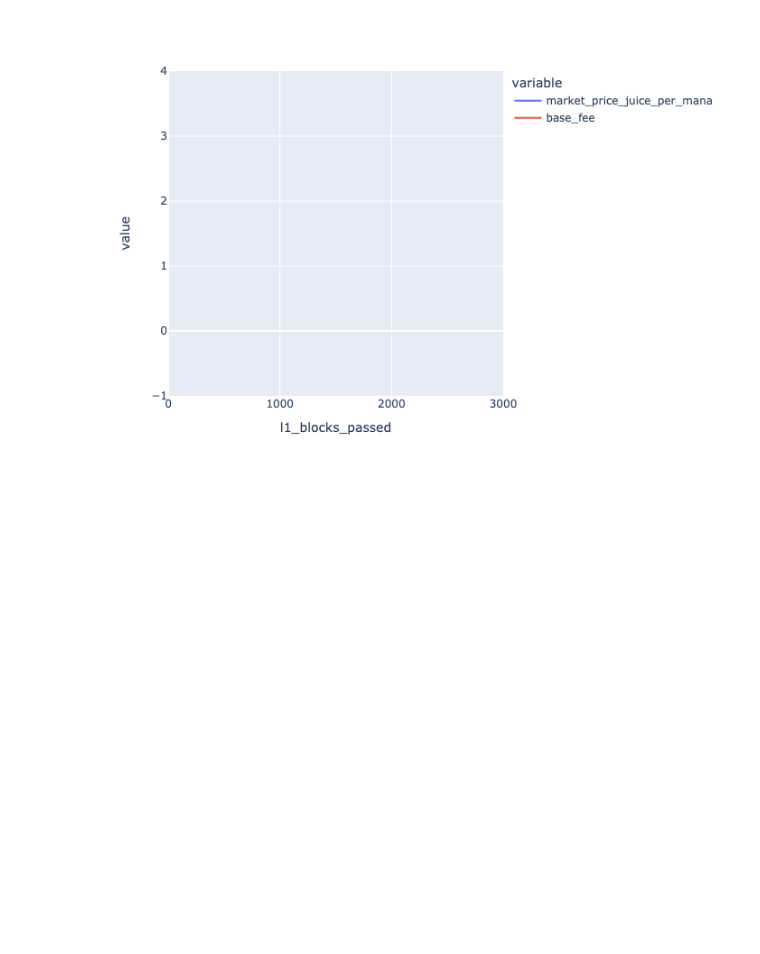
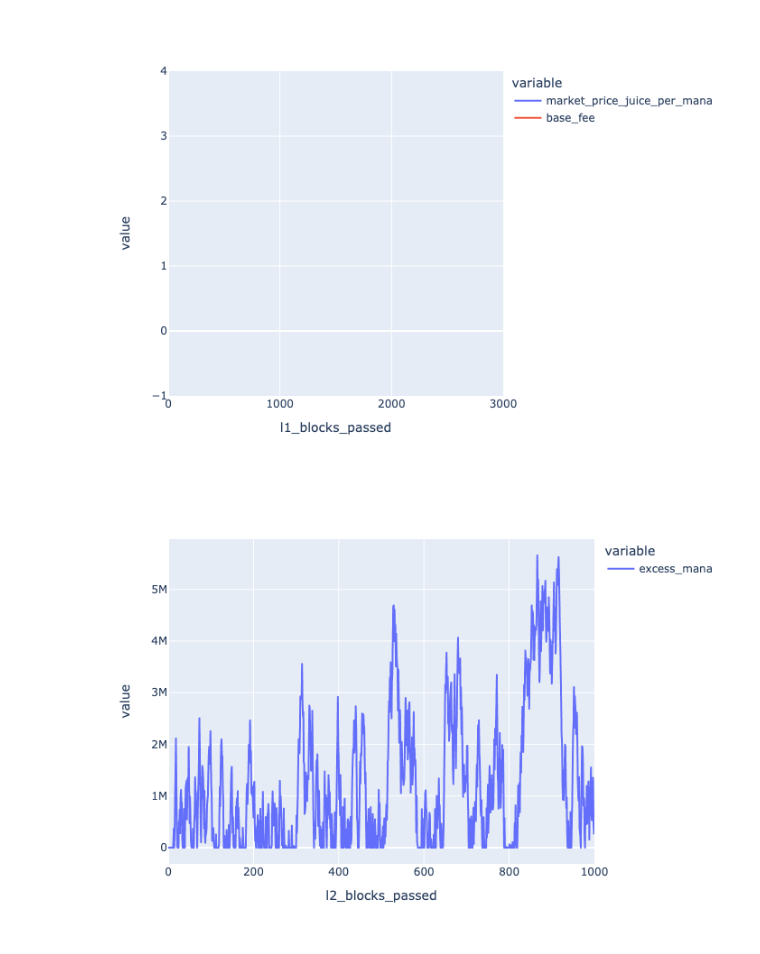
Before and after one commit to BlockScience/aztec-gddt-v2, a Jupyter notebook: notebooks/test_run.ipynb, the cells around one changed output. Cells and saved outputs as stored; diff of their text form; code cells hidden in the pictures; blank space fills up the shorter version.

Commit message:
excess mana implemented

```diff
--- a/notebooks/test_run.ipynb
+++ b/notebooks/test_run.ipynb
@@ -106,3 +109,11 @@ fig = px.line(sim_df, y=y)
 fig.show()
 # %% [output]
 [figure]
+# %%
+x = 'l2_blocks_passed'
+y = ['excess_mana']
+
+fig = px.line(sim_df, x=x, y=y)
+fig.show()
+# %% [output]
+[figure, added]
```
Also changed, not shown: parts of 6 cells of this notebook, 4 other files.
